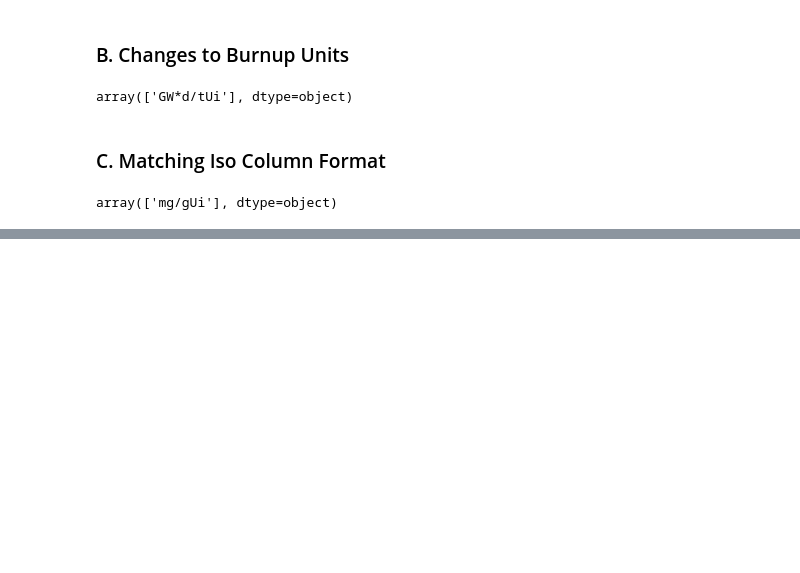
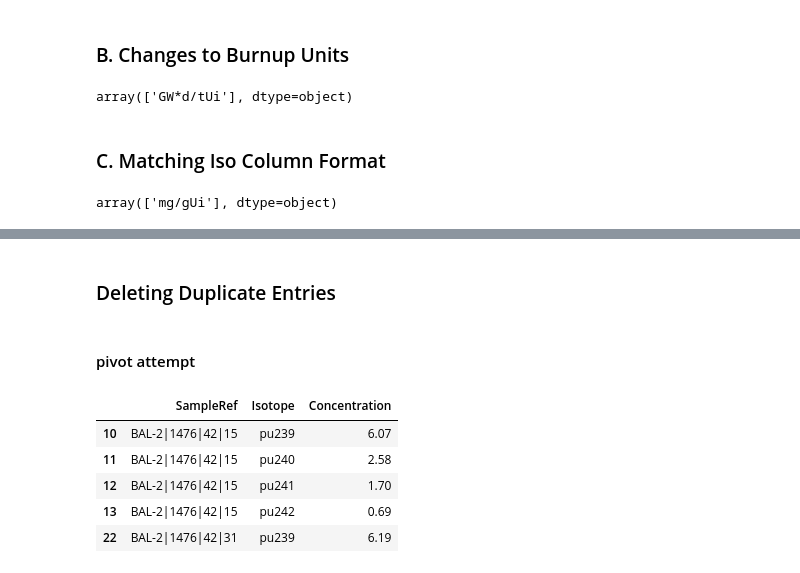
Before and after one commit to opotowsky/sfcompo, a Jupyter notebook: format_clean/format_clean.ipynb, the cells around one changed output, grey strips where cells are left out. Saved outputs shown, nothing was run; the diff lists cells and outputs as text; code cells hidden in the pictures; blank space fills up the shorter version.

```diff
--- a/format_clean/format_clean.ipynb
+++ b/format_clean/format_clean.ipynb
@@ -110,0 +139,2 @@ test = test[test.Isotope.isin(nuc15)]
+# %% [markdown]
+### Deleting Duplicate Entries
@@ -111,3 +143,13 @@ test = test[test.Isotope.isin(nuc15)]
+# %% [markdown]
+#### pivot attempt
 # %%
 df = test[['SampleRef', 'Isotope', 'Concentration']]
+df.head()
+# %% [output]
+|  | SampleRef | Isotope | Concentration |
+| 10 | BAL-2|1476|42|15 | pu239 | 6.07 |
+| 11 | BAL-2|1476|42|15 | pu240 | 2.58 |
+| 12 | BAL-2|1476|42|15 | pu241 | 1.70 |
+| 13 | BAL-2|1476|42|15 | pu242 | 0.69 |
+| 22 | BAL-2|1476|42|31 | pu239 | 6.19 |
 # %%
```
Also changed, not shown: parts of 12 cells of this notebook.
